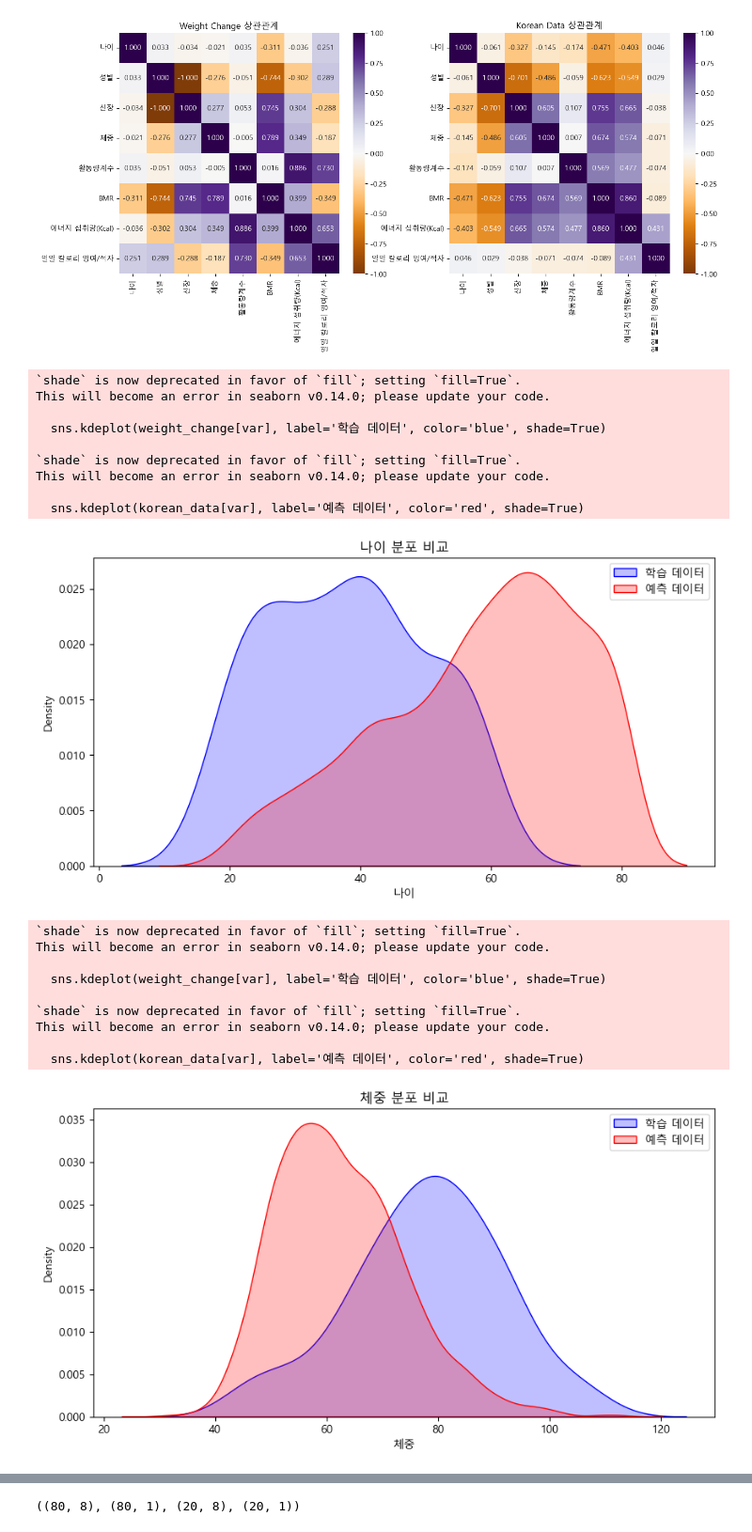
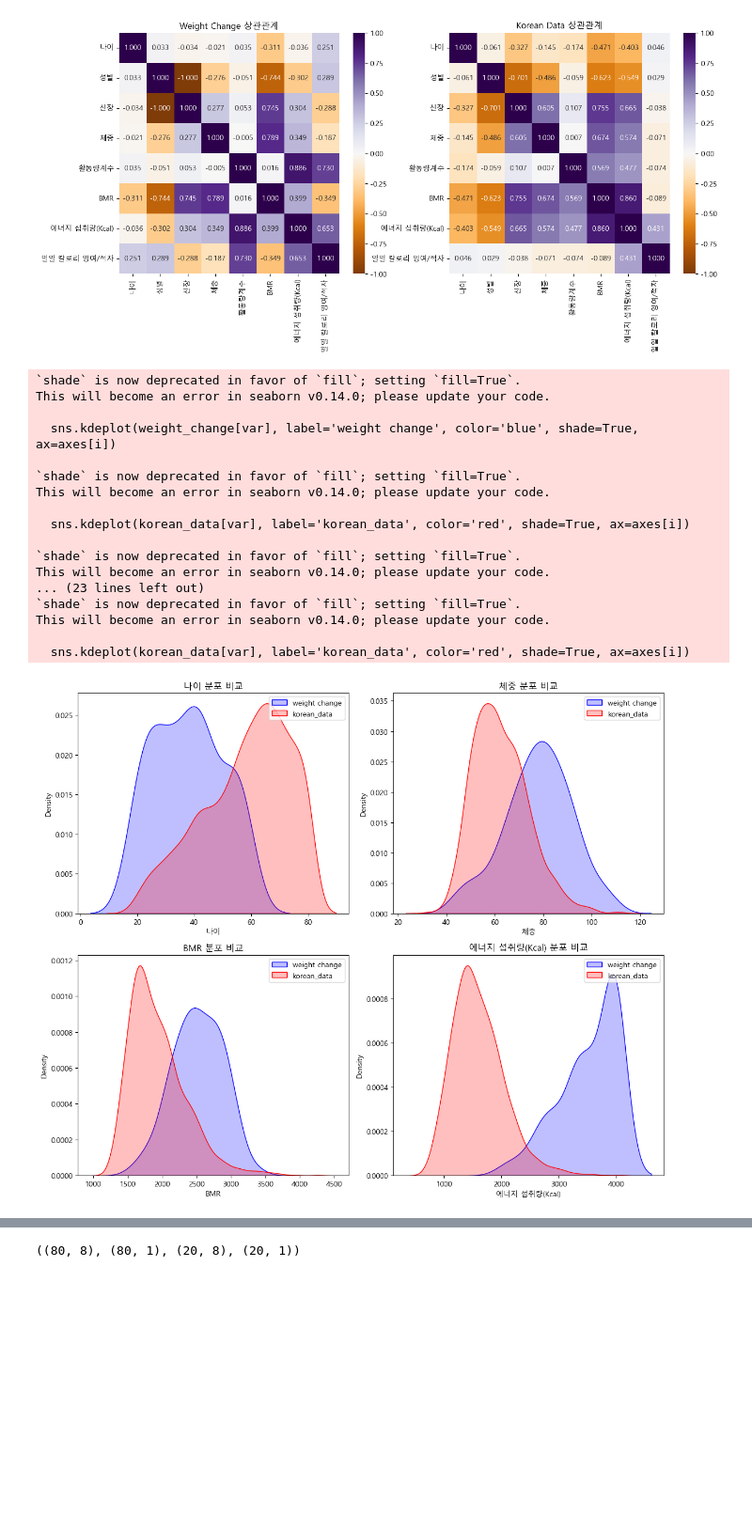
Before and after one commit to ssoom98/personal_project, a Jupyter notebook: python/포트폴리오용 -전처리후 학습.ipynb, the cells around one changed output, grey strips where cells are left out. Shown at 94% size. Cells and saved outputs as stored; diff of their text form; code cells hidden in the pictures; blank space fills up the shorter version.

```diff
--- a/python/포트폴리오용 -전처리후 학습.ipynb
+++ b/python/포트폴리오용 -전처리후 학습.ipynb
@@ -487,34 +561,36 @@ axes[1].set_title("Korean Data 상관관계")
 Text(0.5, 1.0, 'Korean Data 상관관계')
 [figure]
 # %%
-# 변수별 분포 비교
+# 학습데이터와 예측 데이터 분포비교
+fig, axes = plt.subplots(2, 2, figsize=(12, 10))
+axes = axes.flatten()
+# 변수별 분포 비교를 2x2 서브플롯으로 그리기
 variables = ['나이', '체중', 'BMR', '에너지 섭취량(Kcal)']
 
-for var in variables:
-    plt.figure(figsize=(10, 5))
-    sns.kdeplot(weight_change[var], label='학습 데이터', color='blue', shade=True)
-    sns.kdeplot(korean_data[var], label='예측 데이터', color='red', shade=True)
-    plt.title(f'{var} 분포 비교')
-    plt.legend()
-    plt.show()
+for i, var in enumerate(variables):
+    sns.kdeplot(weight_change[var], label='weight change', color='blue', shade=True, ax=axes[i])
+    sns.kdeplot(korean_data[var], label='korean_data', color='red', shade=True, ax=axes[i])
+    axes[i].set_title(f'{var} 분포 비교')
+    axes[i].legend()
+
+plt.tight_layout()
+plt.show()
 # %% [output]
 `shade` is now deprecated in favor of `fill`; setting `fill=True`.
 This will become an error in seaborn v0.14.0; please update your code.
 
-  sns.kdeplot(weight_change[var], label='학습 데이터', color='blue', shade=True)
+  sns.kdeplot(weight_change[var], label='weight change', color='blue', shade=True, ax=axes[i])
 
 `shade` is now deprecated in favor of `fill`; setting `fill=True`.
 This will become an error in seaborn v0.14.0; please update your code.
 
-  sns.kdeplot(korean_data[var], label='예측 데이터', color='red', shade=True)
+  sns.kdeplot(korean_data[var], label='korean_data', color='red', shade=True, ax=axes[i])
+
+`shade` is now deprecated in favor of `fill`; setting `fill=True`.
+This will become an error in seaborn v0.14.0; please update your code.
+... (23 lines left out)
+`shade` is now deprecated in favor of `fill`; setting `fill=True`.
+This will become an error in seaborn v0.14.0; please update your code.
+
+  sns.kdeplot(korean_data[var], label='korean_data', color='red', shade=True, ax=axes[i])
-[figure, old version]
+[figure, new version]
-`shade` is now deprecated in favor of `fill`; setting `fill=True`.
-This will become an error in seaborn v0.14.0; please update your code.
-
-  sns.kdeplot(weight_change[var], label='학습 데이터', color='blue', shade=True)
-
-`shade` is now deprecated in favor of `fill`; setting `fill=True`.
-This will become an error in seaborn v0.14.0; please update your code.
-
-  sns.kdeplot(korean_data[var], label='예측 데이터', color='red', shade=True)
-[figure, removed]
```
Also changed, not shown: parts of 20 cells of this notebook, 8 other files.
